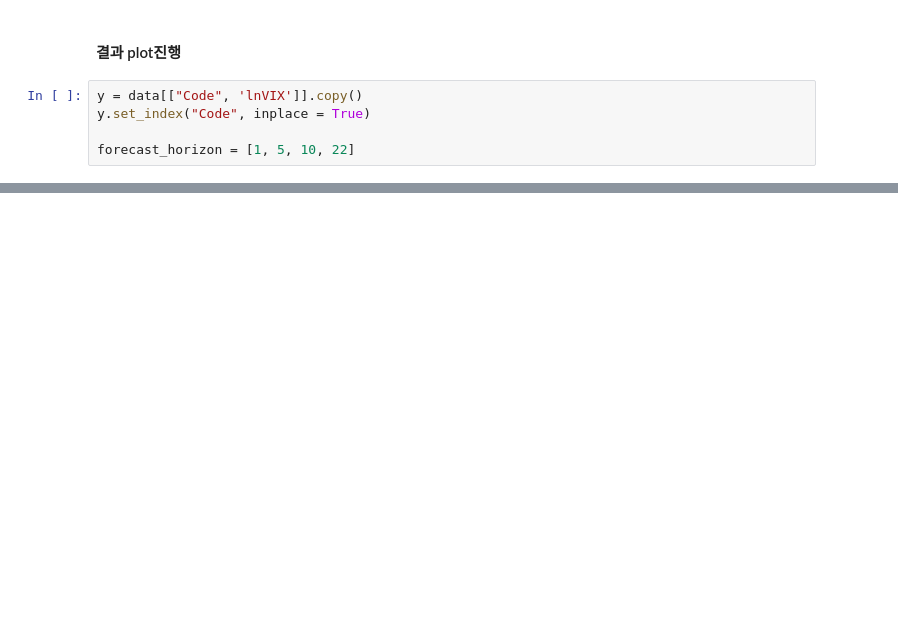
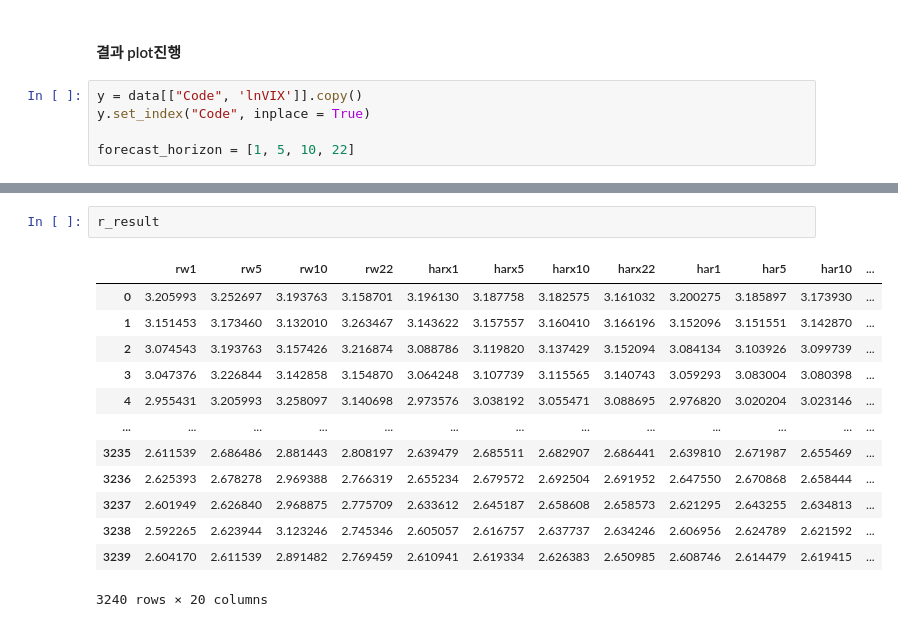
Before and after one commit to Inundata/forecasting-vix, a Jupyter notebook: py-codes/result.ipynb, the cells around one changed output, grey strips where cells are left out. Saved outputs shown, nothing was run; the diff lists cells and outputs as text; blank space fills up the shorter version.

```diff
--- a/py-codes/result.ipynb
+++ b/py-codes/result.ipynb
@@ -136,0 +203,16 @@ rf22_14-RMSE: 0.1415, MAE: 0.1084
+# %%
+r_result
+# %% [output]
+|  | rw1 | rw5 | rw10 | rw22 | harx1 | harx5 | harx10 | harx22 | har1 | har5 | har10 | ... |
+| 0 | 3.205993 | 3.252697 | 3.193763 | 3.158701 | 3.196130 | 3.187758 | 3.182575 | 3.161032 | 3.200275 | 3.185897 | 3.173930 | ... |
+| 1 | 3.151453 | 3.173460 | 3.132010 | 3.263467 | 3.143622 | 3.157557 | 3.160410 | 3.166196 | 3.152096 | 3.151551 | 3.142870 | ... |
+| 2 | 3.074543 | 3.193763 | 3.157426 | 3.216874 | 3.088786 | 3.119820 | 3.137429 | 3.152094 | 3.084134 | 3.103926 | 3.099739 | ... |
+| 3 | 3.047376 | 3.226844 | 3.142858 | 3.154870 | 3.064248 | 3.107739 | 3.115565 | 3.140743 | 3.059293 | 3.083004 | 3.080398 | ... |
+| 4 | 2.955431 | 3.205993 | 3.258097 | 3.140698 | 2.973576 | 3.038192 | 3.055471 | 3.088695 | 2.976820 | 3.020204 | 3.023146 | ... |
+| ... | ... | ... | ... | ... | ... | ... | ... | ... | ... | ... | ... | ... |
+| 3235 | 2.611539 | 2.686486 | 2.881443 | 2.808197 | 2.639479 | 2.685511 | 2.682907 | 2.686441 | 2.639810 | 2.671987 | 2.655469 | ... |
+| 3236 | 2.625393 | 2.678278 | 2.969388 | 2.766319 | 2.655234 | 2.679572 | 2.692504 | 2.691952 | 2.647550 | 2.670868 | 2.658444 | ... |
+| 3237 | 2.601949 | 2.626840 | 2.968875 | 2.775709 | 2.633612 | 2.645187 | 2.658608 | 2.658573 | 2.621295 | 2.643255 | 2.634813 | ... |
+| 3238 | 2.592265 | 2.623944 | 3.123246 | 2.745346 | 2.605057 | 2.616757 | 2.637737 | 2.634246 | 2.606956 | 2.624789 | 2.621592 | ... |
+| 3239 | 2.604170 | 2.611539 | 2.891482 | 2.769459 | 2.610941 | 2.619334 | 2.626383 | 2.650985 | 2.608746 | 2.614479 | 2.619415 | ... |
+3240 rows × 20 columns
```
Also changed, not shown: parts of 16 cells of this notebook, 4 other files.
